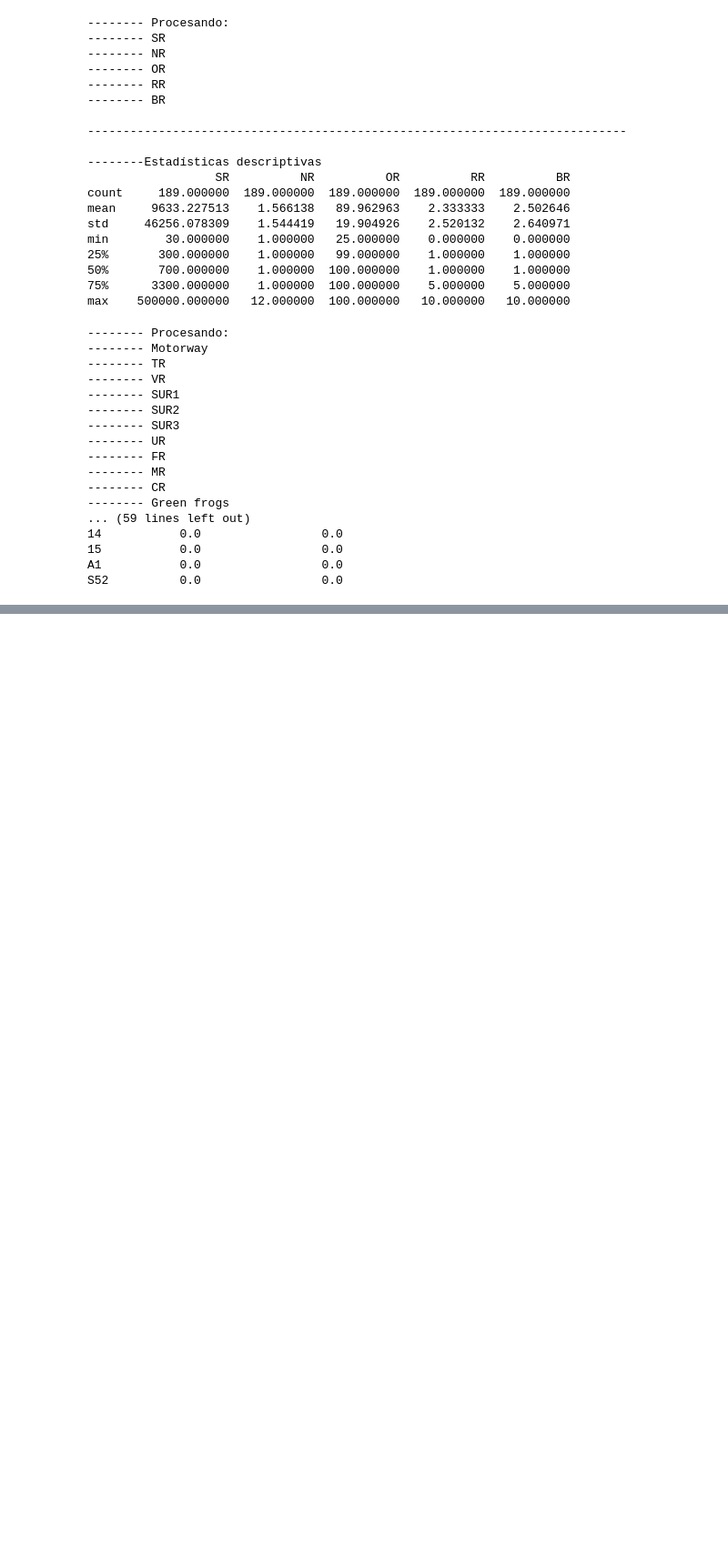
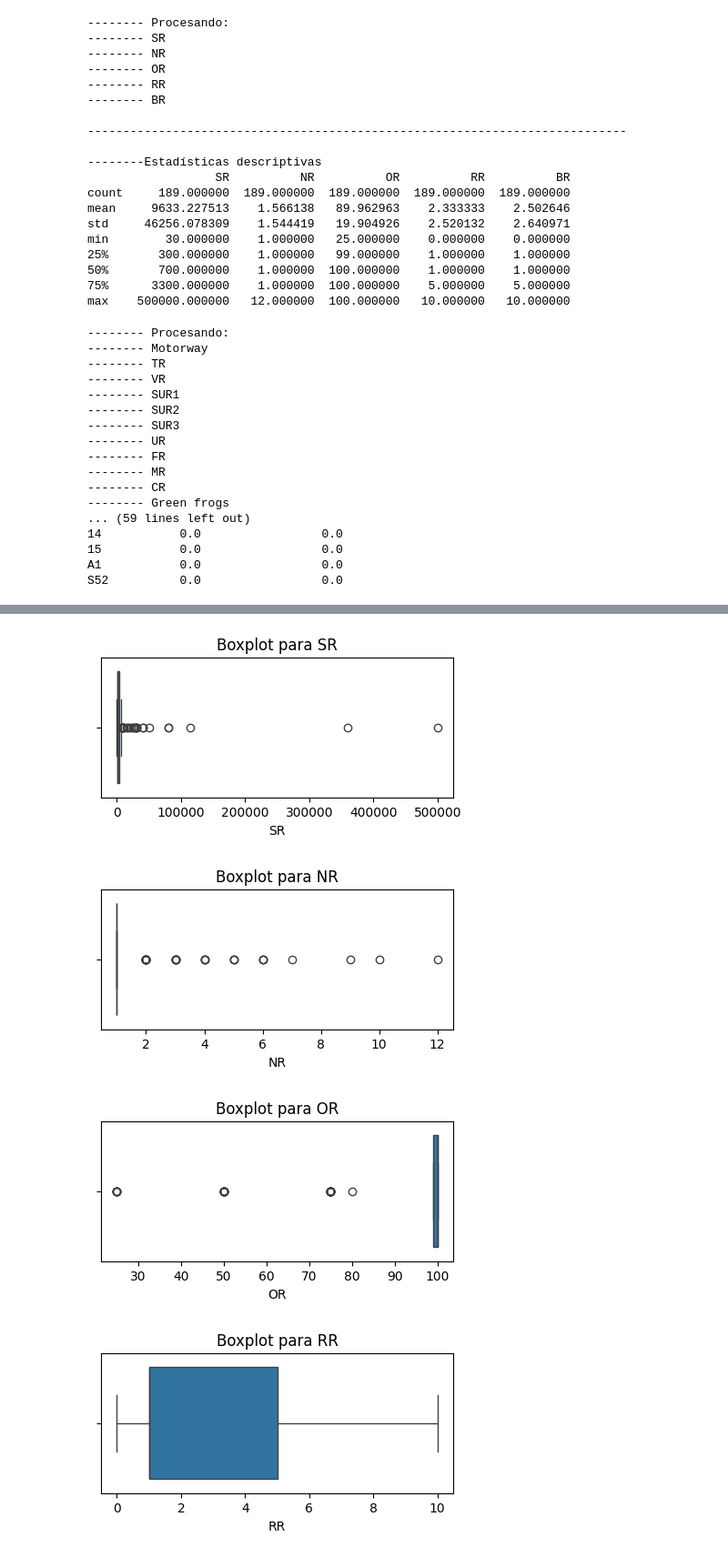
Before and after one commit to rojasfery/MLOps_2024, a Jupyter notebook: 1er_entregable_proyecto_boot_camp_MLOps.ipynb, the cells around one changed output, grey strips where cells are left out. Shown at 91% size. Saved outputs shown, nothing was run; the diff lists cells and outputs as text; code cells hidden in the pictures; blank space fills up the shorter version.

Commit message:
Actualización de gráficos

```diff
--- a/1er_entregable_proyecto_boot_camp_MLOps.ipynb
+++ b/1er_entregable_proyecto_boot_camp_MLOps.ipynb
@@ -164,24 +164,3 @@ print(f'--------Frecuencias de variables categóricas\n{freq_descriptive_df}')
 15           0.0                 0.0
 A1           0.0                 0.0
 S52          0.0                 0.0
-# %%
-################################################################################
-##  TEXTO
-################################################################################
-# Visualización de las relaciones entre variables numéricas
-sns.pairplot(dataset.select_dtypes(include=['float64', 'int64']))
-plt.show()
-
-# Identificación y manejo de valores faltantes
-dataset.fillna(dataset.mean(), inplace=True)  # Imputación con la media para variables numéricas
-# Considera otros métodos de imputación para variables categóricas si es necesario
-
-# Identificación y manejo de valores atípicos
-# Este paso puede requerir un análisis más detallado para determinar el mejor enfoque
-
-# Visualización de la frecuencia de categorías en variables categóricas
-for col in dataset.select_dtypes(include=['object']).columns:
-    sns.countplot(y=col, data=dataset)
-    plt.show()
-
-# Asegúrate de ajustar el código según las necesidades específicas de tu dataset y análisis
@@ -187,0 +233,18 @@ for col in dataset.select_dtypes(include=['object']).columns:
+# %%
+################################################################################
+##  Visulizando los datos atípicos en variables númericas
+################################################################################
+import seaborn as sns
+import matplotlib.pyplot as plt
+
+# presentación de información por tipo de variable
+for column in vars_numerical + vars_ordinal:
+    plt.figure(figsize=(5, 2))  # Tamaño del gráfico
+    sns.boxplot(x=dataset[column])
+    plt.title(f'Boxplot para {column}')
+    plt.show()
+# %% [output]
+[figure, added]
+[figure, added]
+[figure, added]
+[figure, added]
```
Also changed, not shown: parts of 15 cells of this notebook.
